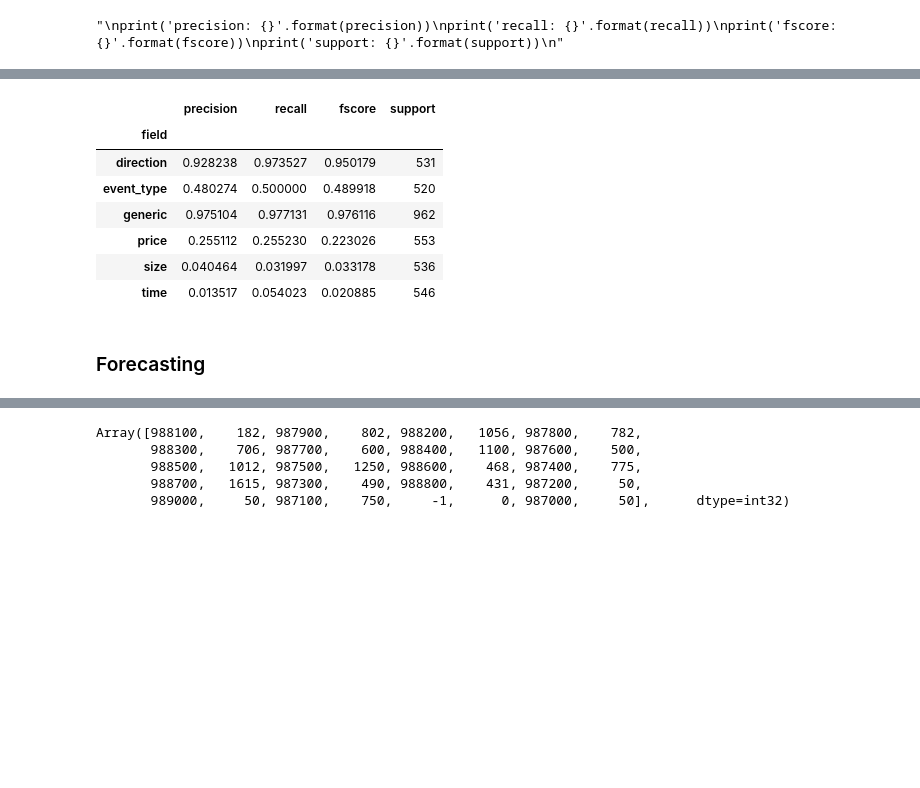
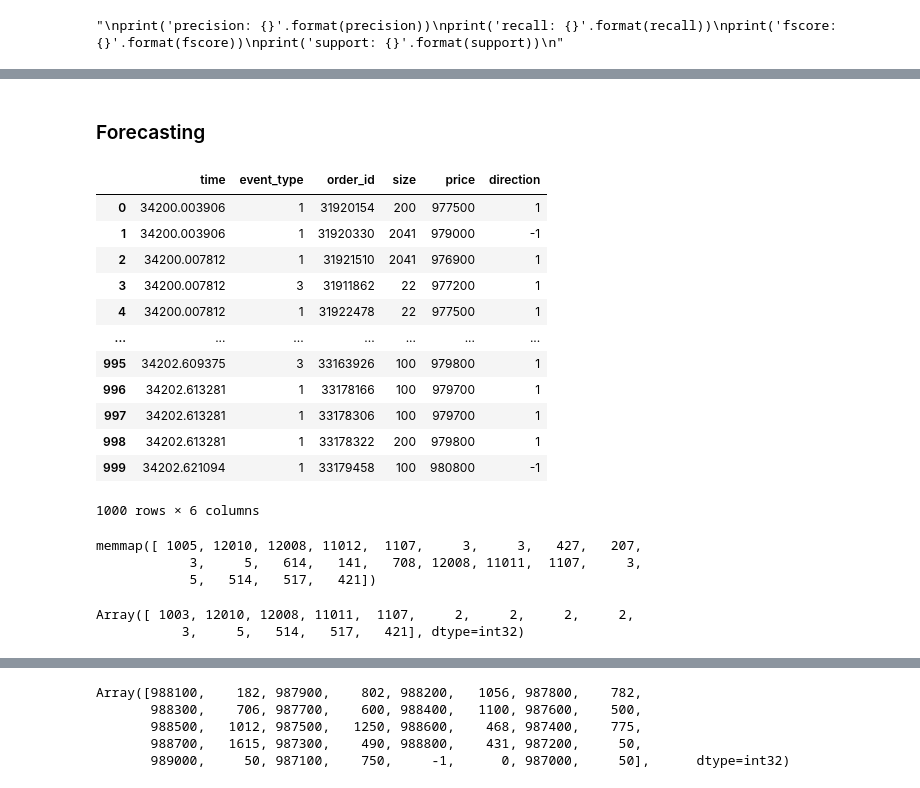
Before and after one commit to saschafrey/LOBS5_Prediction, a Jupyter notebook: lob/ar_pred.ipynb, the cells around one changed output, grey strips where cells are left out. Drawn from its saved outputs; the diff is of its cells as text; code cells hidden in the pictures; blank space fills up the shorter version.

```diff
--- a/lob/ar_pred.ipynb
+++ b/lob/ar_pred.ipynb
@@ -542,20 +500,33 @@ scores_df.loc[scores_df.support > 0].groupby('field').agg(
-# %%
-# left to right causal prediction: e.g. direction already has price
-
-scores_df.loc[scores_df.support > 0].groupby('field').agg(
-    precision=('precision', 'mean'),
-    recall=('recall', 'mean'),
-    fscore=('fscore', 'mean'),
-    support=('support', 'sum'),
-)
-# %% [output]
-|  | precision | recall | fscore | support |
-| field |  |  |  |  |
-| direction | 0.928238 | 0.973527 | 0.950179 | 531 |
-| event_type | 0.480274 | 0.500000 | 0.489918 | 520 |
-| generic | 0.975104 | 0.977131 | 0.976116 | 962 |
-| price | 0.255112 | 0.255230 | 0.223026 | 553 |
-| size | 0.040464 | 0.031997 | 0.033178 | 536 |
-| time | 0.013517 | 0.054023 | 0.020885 | 546 |
 # %% [markdown]
 ### Forecasting
+# %%
+m_seq_raw#.iloc[496]
+# %% [output]
+|  | time | event_type | order_id | size | price | direction |
+| 0 | 34200.003906 | 1 | 31920154 | 200 | 977500 | 1 |
+| 1 | 34200.003906 | 1 | 31920330 | 2041 | 979000 | -1 |
+| 2 | 34200.007812 | 1 | 31921510 | 2041 | 976900 | 1 |
+| 3 | 34200.007812 | 3 | 31911862 | 22 | 977200 | 1 |
+| 4 | 34200.007812 | 1 | 31922478 | 22 | 977500 | 1 |
+| ... | ... | ... | ... | ... | ... | ... |
+| 995 | 34202.609375 | 3 | 33163926 | 100 | 979800 | 1 |
+| 996 | 34202.613281 | 1 | 33178166 | 100 | 979700 | 1 |
+| 997 | 34202.613281 | 1 | 33178306 | 100 | 979700 | 1 |
+| 998 | 34202.613281 | 1 | 33178322 | 200 | 979800 | 1 |
+| 999 | 34202.621094 | 1 | 33179458 | 100 | 980800 | -1 |
+1000 rows × 6 columns
+# %%
+m_seq.reshape(-1, 22)[995]
+# %% [output]
+memmap([ 1005, 12010, 12008, 11012,  1107,     3,     3,   427,   207,
+            3,     5,   614,   141,   708, 12008, 11011,  1107,     3,
+            5,   514,   517,   421])
+# %%
+orig_enc = inference.construct_orig_msg_enc(
+    m_seq.reshape(-1, 22)[995],
+    v
+)
+orig_enc
+# %% [output]
+Array([ 1003, 12010, 12008, 11011,  1107,     2,     2,     2,     2,
+           3,     5,   514,   517,   421], dtype=int32)
```
Also changed, not shown: parts of 43 cells of this notebook, 10 other files.
